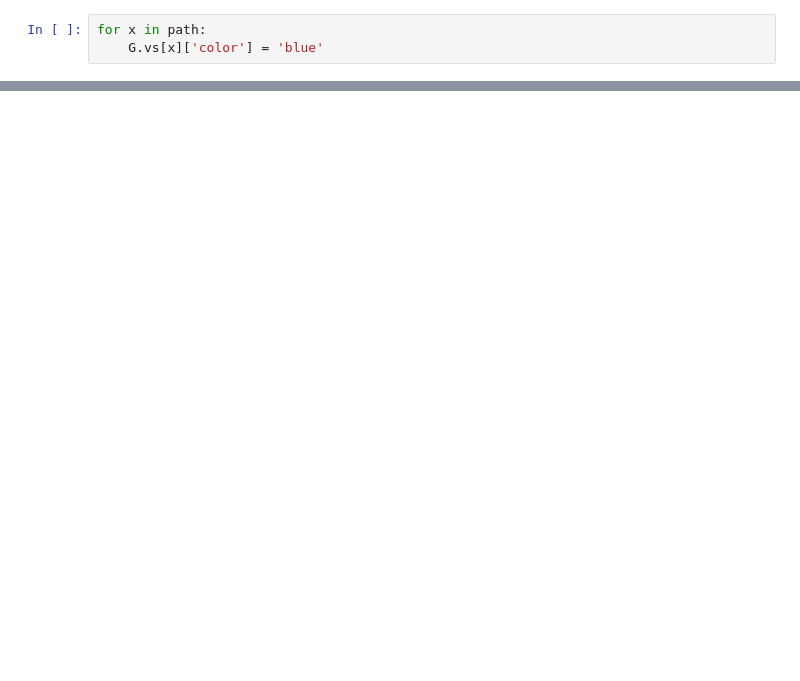
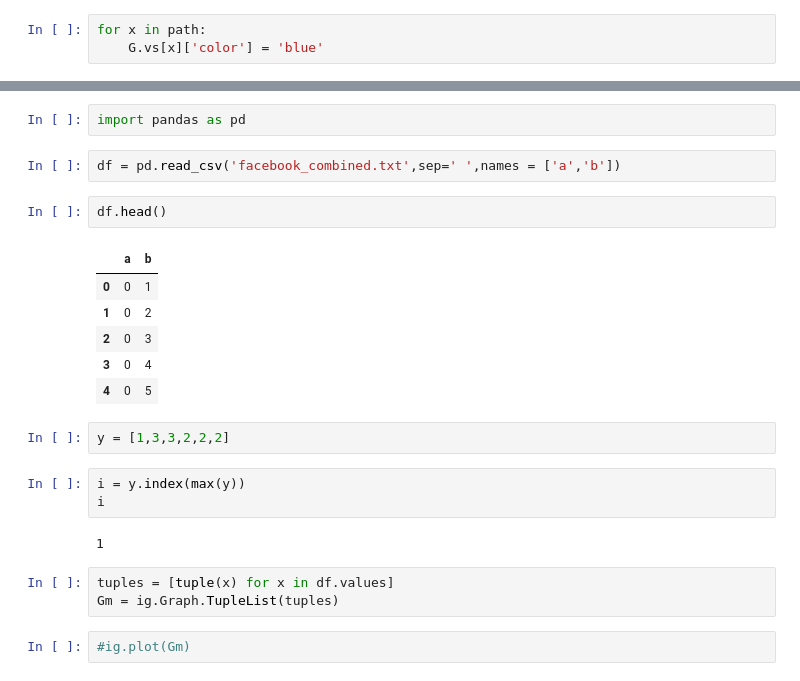
Before and after one commit to sathviknimmaneni/Viral-Memes-Trajectory, a Jupyter notebook: igraph.ipynb, the cells around one changed output, grey strips where cells are left out. Cells and saved outputs as stored; diff of their text form; blank space fills up the shorter version.

```diff
--- a/igraph.ipynb
+++ b/igraph.ipynb
@@ -144,0 +242,25 @@ for x in path:
+# %%
+import pandas as pd
+# %%
+df = pd.read_csv('facebook_combined.txt',sep=' ',names = ['a','b'])
+# %%
+df.head()
+# %% [output]
+|  | a | b |
+| 0 | 0 | 1 |
+| 1 | 0 | 2 |
+| 2 | 0 | 3 |
+| 3 | 0 | 4 |
+| 4 | 0 | 5 |
+# %%
+y = [1,3,3,2,2,2]
+# %%
+i = y.index(max(y))
+i
+# %% [output]
+1
+# %%
+tuples = [tuple(x) for x in df.values]
+Gm = ig.Graph.TupleList(tuples)
+# %%
+#ig.plot(Gm)
```
Also changed, not shown: parts of 47 cells of this notebook.
